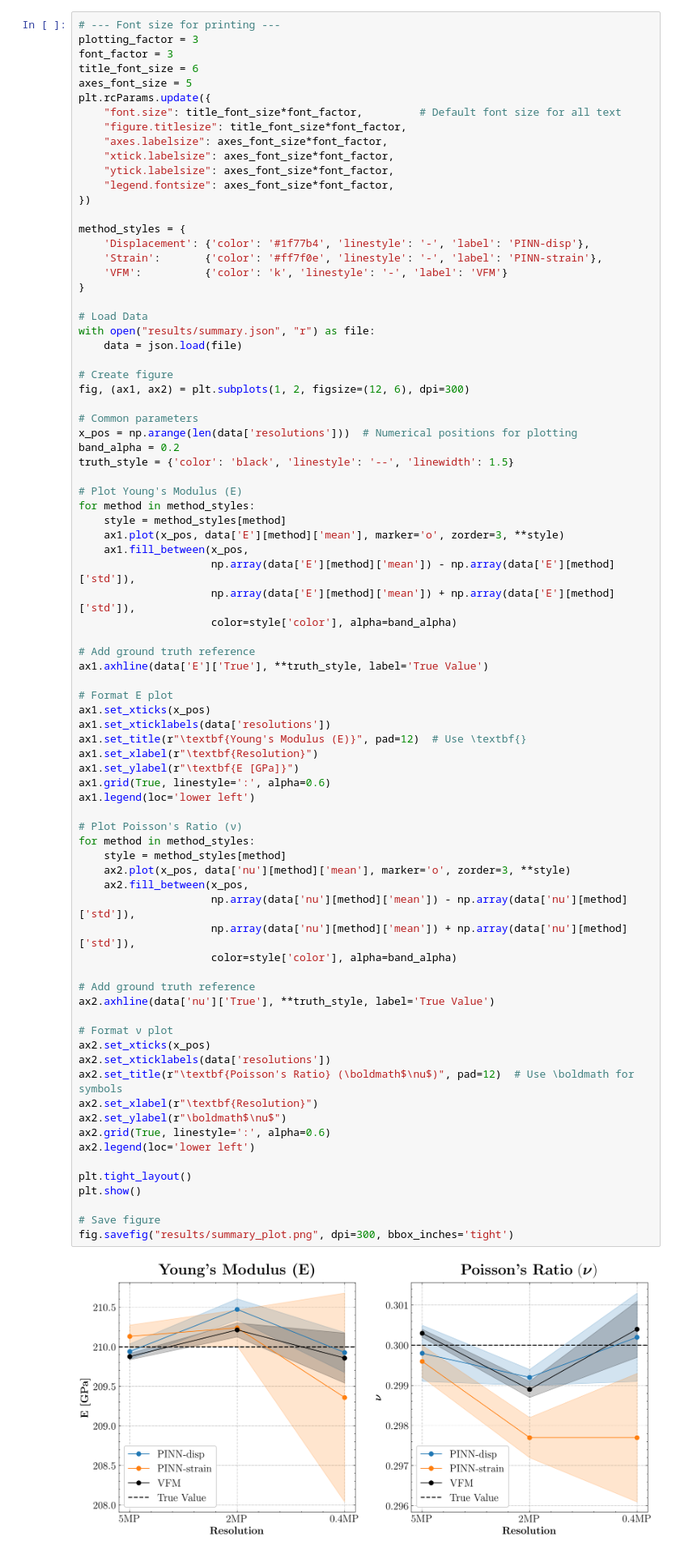
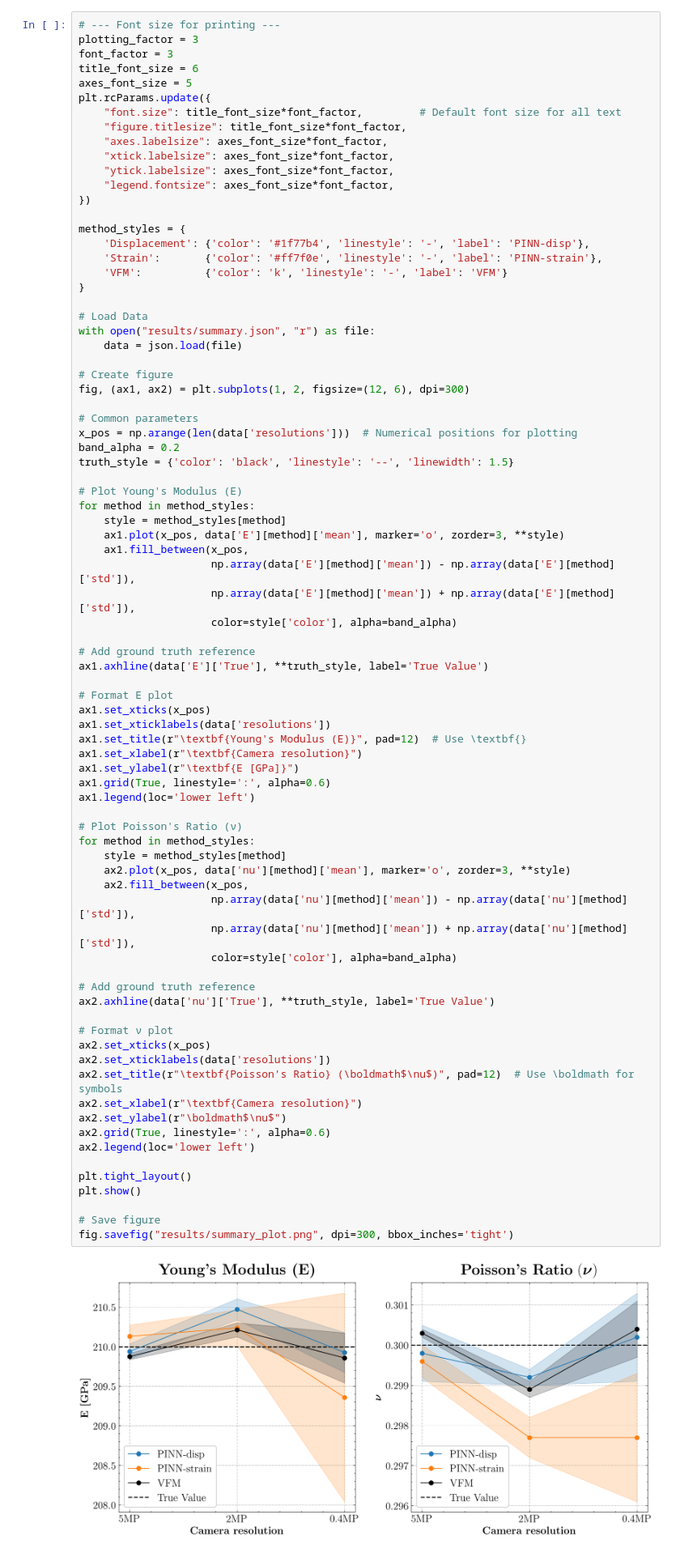
Before and after one commit to bonneted/PINN-MT2.0, a Jupyter notebook: 1_side_loaded_plate/2_noise_study/plot_multi_runs.ipynb, the cells around one changed output. Shown at 81% size. Cells and saved outputs as stored; diff of their text form.

```diff
--- a/1_side_loaded_plate/2_noise_study/plot_multi_runs.ipynb
+++ b/1_side_loaded_plate/2_noise_study/plot_multi_runs.ipynb
@@ -263,36 +268,36 @@ ax1.axhline(data['E']['True'], **truth_style, label='True Value')
 ax1.set_xticks(x_pos)
 ax1.set_xticklabels(data['resolutions'])
 ax1.set_title(r"\textbf{Young's Modulus (E)}", pad=12)  # Use \textbf{}
-ax1.set_xlabel(r"\textbf{Resolution}")
+ax1.set_xlabel(r"\textbf{Camera resolution}")
 ax1.set_ylabel(r"\textbf{E [GPa]}")
 ax1.grid(True, linestyle=':', alpha=0.6)
 ax1.legend(loc='lower left')
 
 # Plot Poisson's Ratio (ν)
 for method in method_styles:
     style = method_styles[method]
     ax2.plot(x_pos, data['nu'][method]['mean'], marker='o', zorder=3, **style)
     ax2.fill_between(x_pos,
                      np.array(data['nu'][method]['mean']) - np.array(data['nu'][method]['std']),
                      np.array(data['nu'][method]['mean']) + np.array(data['nu'][method]['std']),
                      color=style['color'], alpha=band_alpha)
 
 # Add ground truth reference
 ax2.axhline(data['nu']['True'], **truth_style, label='True Value')
 
 # Format ν plot
 ax2.set_xticks(x_pos)
 ax2.set_xticklabels(data['resolutions'])
 ax2.set_title(r"\textbf{Poisson's Ratio} (\boldmath$\nu$)", pad=12)  # Use \boldmath for symbols
-ax2.set_xlabel(r"\textbf{Resolution}")
+ax2.set_xlabel(r"\textbf{Camera resolution}")
 ax2.set_ylabel(r"\boldmath$\nu$")
 ax2.grid(True, linestyle=':', alpha=0.6)
 ax2.legend(loc='lower left')
 
 plt.tight_layout()
 plt.show()
 
 # Save figure
 fig.savefig("results/summary_plot.png", dpi=300, bbox_inches='tight')
 # %% [output]
-[figure, old version]
+[figure, new version]
```
Also changed, not shown: parts of 3 cells of this notebook, 1 other file.
